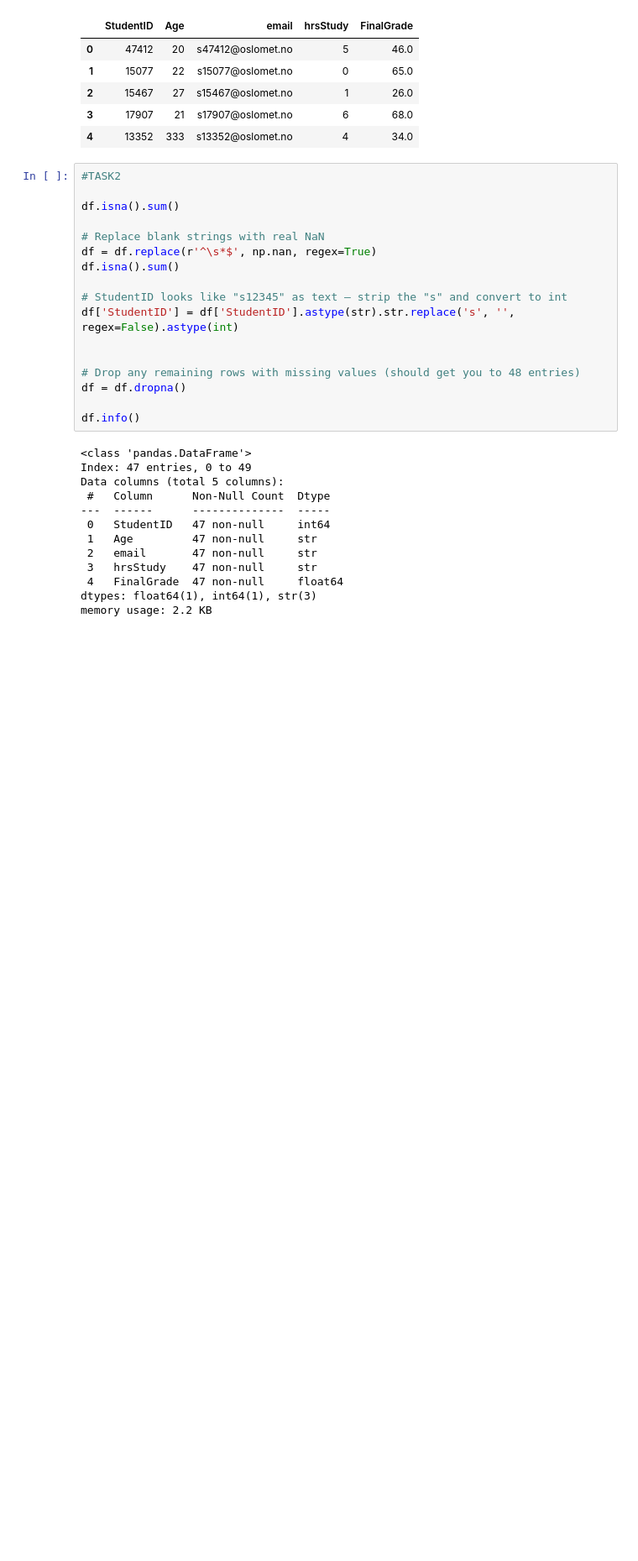
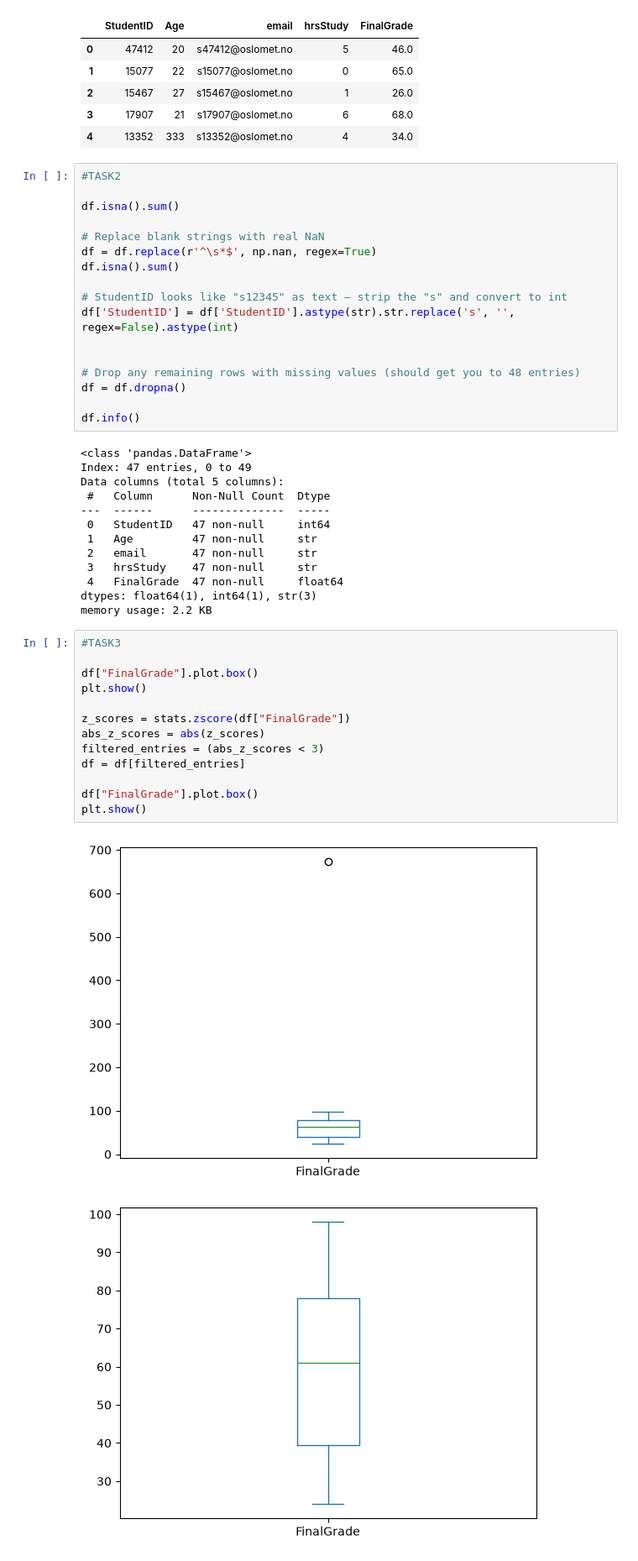
Before and after one commit to maryan396/Dave3625-2026, a Jupyter notebook: Lab2/lab2.ipynb, the cells around one changed output. Shown at 84% size. Saved outputs shown, nothing was run; the diff lists cells and outputs as text; blank space fills up the shorter version.

```diff
--- a/Lab2/lab2.ipynb
+++ b/Lab2/lab2.ipynb
@@ -47,3 +47,19 @@ Data columns (total 5 columns):
  4   FinalGrade  47 non-null     float64
 dtypes: float64(1), int64(1), str(3)
 memory usage: 2.2 KB
+# %%
+#TASK3
+
+df["FinalGrade"].plot.box()
+plt.show()
+
+z_scores = stats.zscore(df["FinalGrade"])
+abs_z_scores = abs(z_scores)
+filtered_entries = (abs_z_scores < 3)
+df = df[filtered_entries]
+
+df["FinalGrade"].plot.box()
+plt.show()
+# %% [output]
+[figure, added]
+[figure, added]
```
Also changed, not shown: parts of 2 cells of this notebook.
